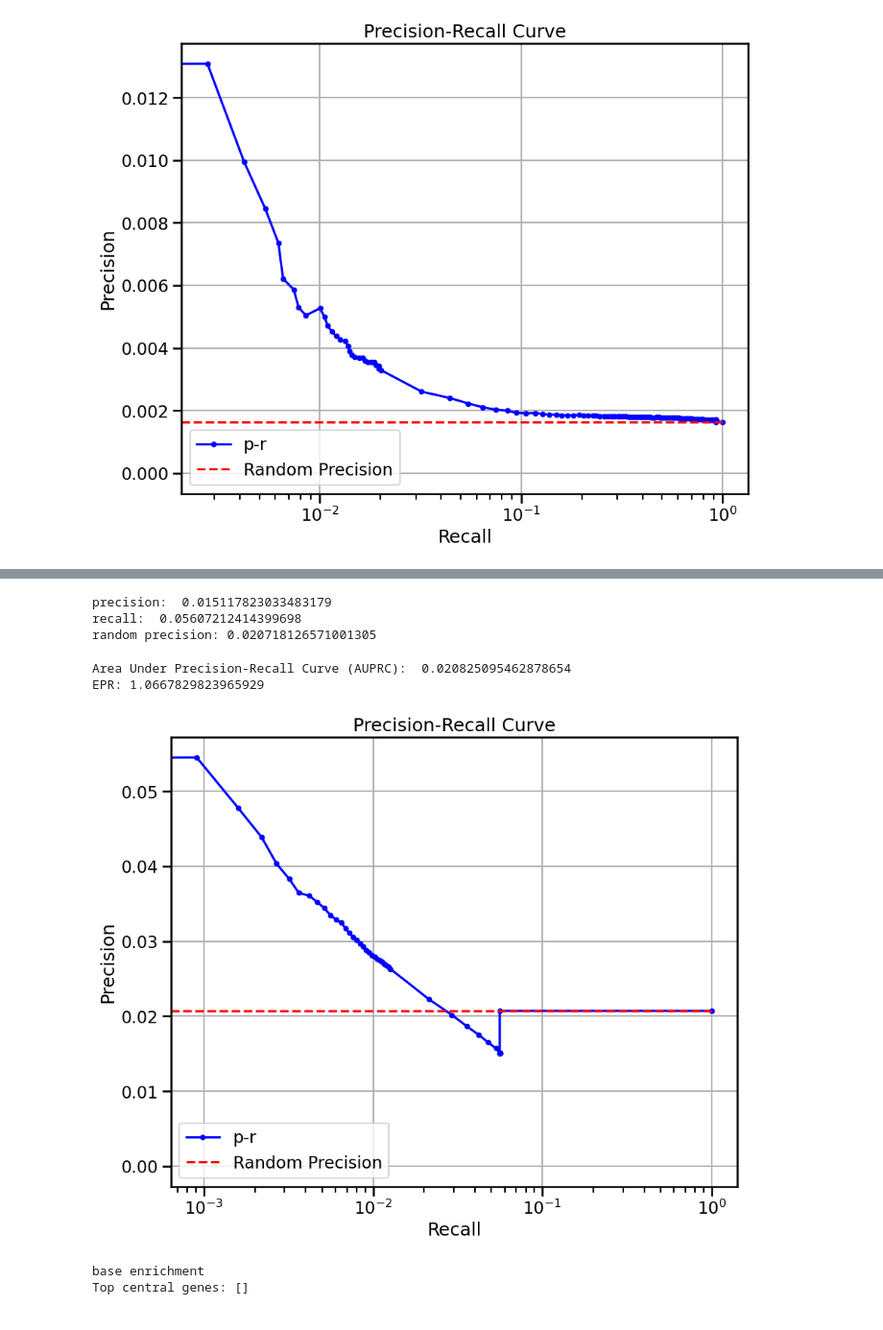
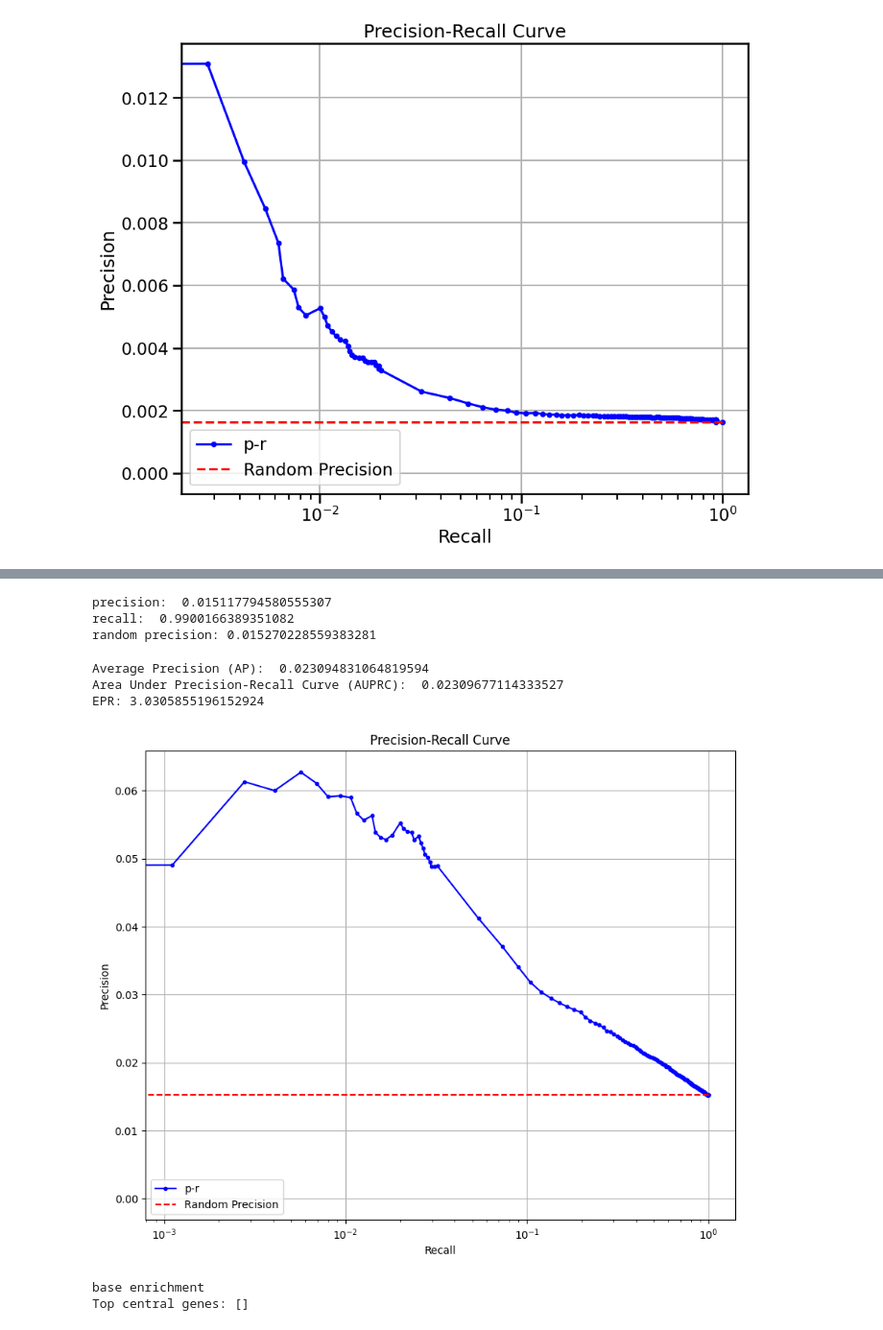
Before and after one commit to cantinilab/scPRINT-ICML, a Jupyter notebook: notebooks/bench_perturbseq_genie3_transp.ipynb, the cells around one changed output, grey strips where cells are left out. Shown at 96% size. Saved outputs shown, nothing was run; the diff lists cells and outputs as text; code cells hidden in the pictures.

```diff
--- a/notebooks/bench_perturbseq_genie3_transp.ipynb
+++ b/notebooks/bench_perturbseq_genie3_transp.ipynb
@@ -67,0 +67,5 @@ metrics = {}
+# %%
+# normal
+genie_grn = compute_genie3(subadata, nthreads=20)
+genie_grn.var.index = subadata.var.index
+metrics['genie3_perturb'] = BenGRN(genie_grn, do_auc=True, doplot=True).compare_to(other=adata)
@@ -156,6 +175,8 @@ EPR: 3.988476397763414
 genie_grn = compute_genie3(subadata, nthreads=20,
                            regulators=adata.var[adata.var.isTF].index.tolist())
 genie_grn.var.index = subadata.var.index
+non_tf_mask = ~adata.var['isTF'].values
+adata.varp['GRN'][non_tf_mask, :] = 0
 metrics['genie3_tf_perturb'] = BenGRN(genie_grn, do_auc=True, doplot=True).compare_to(other=adata)
 # %% [output]
 Tree method: RF
@@ -168,9 +189,10 @@ Elapsed time: 129.73 seconds
-precision:  0.015117823033483179
-recall:  0.05607212414399698
-random precision: 0.020718126571001305
+precision:  0.015117794580555307
+recall:  0.9900166389351082
+random precision: 0.015270228559383281
-Area Under Precision-Recall Curve (AUPRC):  0.020825095462878654
-EPR: 1.0667829823965929
+Average Precision (AP):  0.023094831064819594
+Area Under Precision-Recall Curve (AUPRC):  0.02309677114333527
+EPR: 3.0305855196152924
-[figure, old version]
+[figure, new version]
 # %%
 genie_grn.var.index = make_index_unique(genie_grn.var['symbol'].astype(str))
 metrics['genie3_tf_perturb_base'] = BenGRN(genie_grn, do_auc=True, doplot=True).scprint_benchmark()
```
Also changed, not shown: parts of 4 cells of this notebook, 10 other files.
